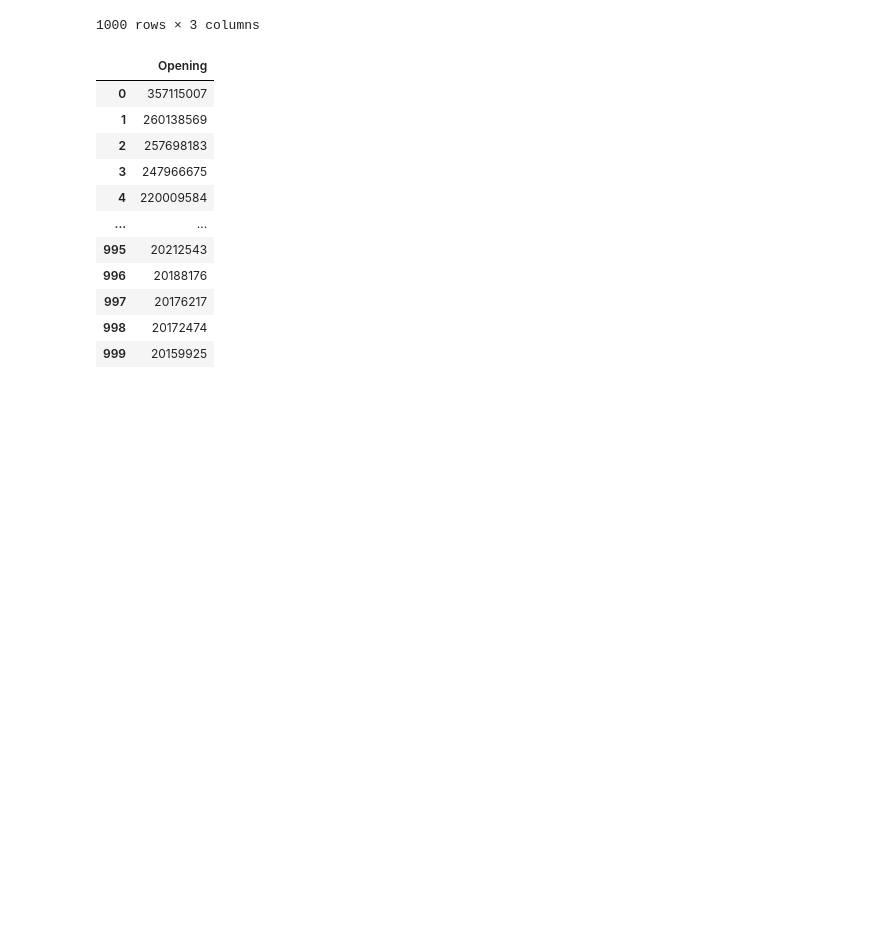
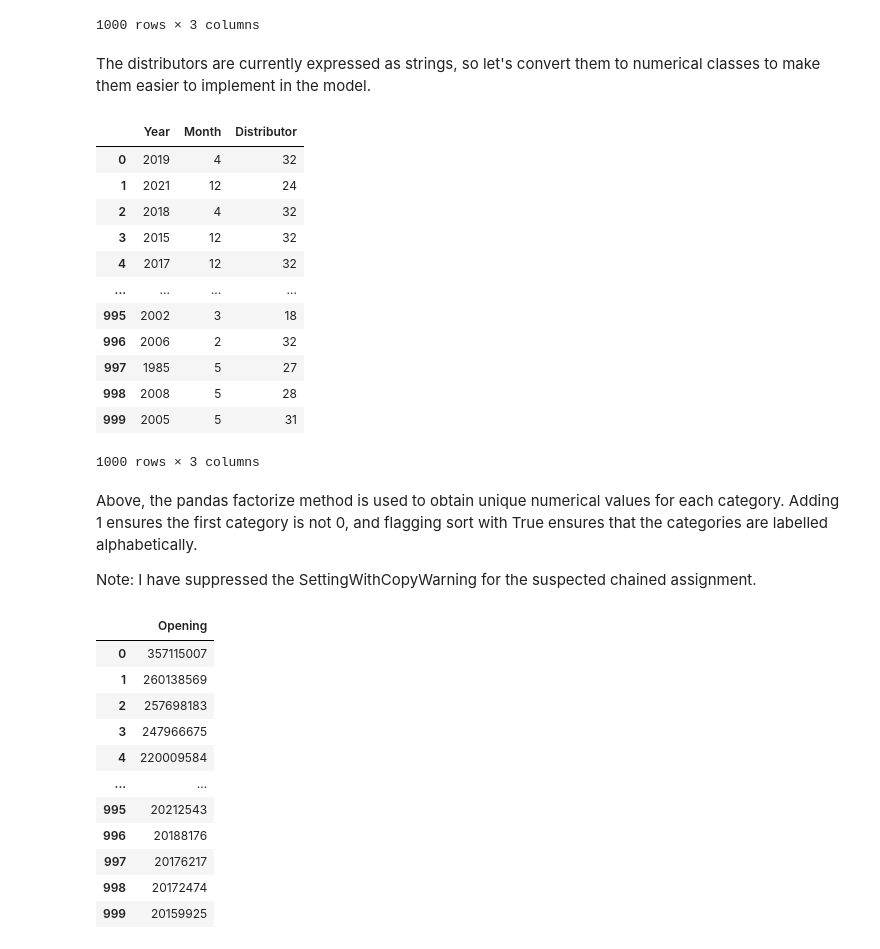
Before and after one commit to DrTriv/movie-ml-project, a Jupyter notebook: MovieOpenings.ipynb, the cells around one changed output. Saved outputs shown, nothing was run; the diff lists cells and outputs as text; code cells hidden in the pictures; blank space fills up the shorter version.

```diff
--- a/MovieOpenings.ipynb
+++ b/MovieOpenings.ipynb
@@ -164,6 +166,30 @@ X
 | 998 | 2008 | 5 | Twentieth Century Fox |
 | 999 | 2005 | 5 | Universal Pictures |
 1000 rows × 3 columns
+# %% [markdown]
+The distributors are currently expressed as strings, so let's convert them to numerical classes to make them easier to implement in the model.
+# %%
+pd.options.mode.chained_assignment = None
+X.Distributor = pd.factorize(X.Distributor, sort=True)[0] + 1
+X
+# %% [output]
+|  | Year | Month | Distributor |
+| 0 | 2019 | 4 | 32 |
+| 1 | 2021 | 12 | 24 |
+| 2 | 2018 | 4 | 32 |
+| 3 | 2015 | 12 | 32 |
+| 4 | 2017 | 12 | 32 |
+| ... | ... | ... | ... |
+| 995 | 2002 | 3 | 18 |
+| 996 | 2006 | 2 | 32 |
+| 997 | 1985 | 5 | 27 |
+| 998 | 2008 | 5 | 28 |
+| 999 | 2005 | 5 | 31 |
+1000 rows × 3 columns
+# %% [markdown]
+Above, the pandas factorize method is used to obtain unique numerical values for each category. Adding 1 ensures the first category is not 0, and flagging sort with True ensures that the categories are labelled alphabetically.
+
+Note: I have suppressed the SettingWithCopyWarning for the suspected chained assignment.
 # %%
 y = df[['Opening']]
 y
```
Also changed, not shown: parts of 9 cells of this notebook.
